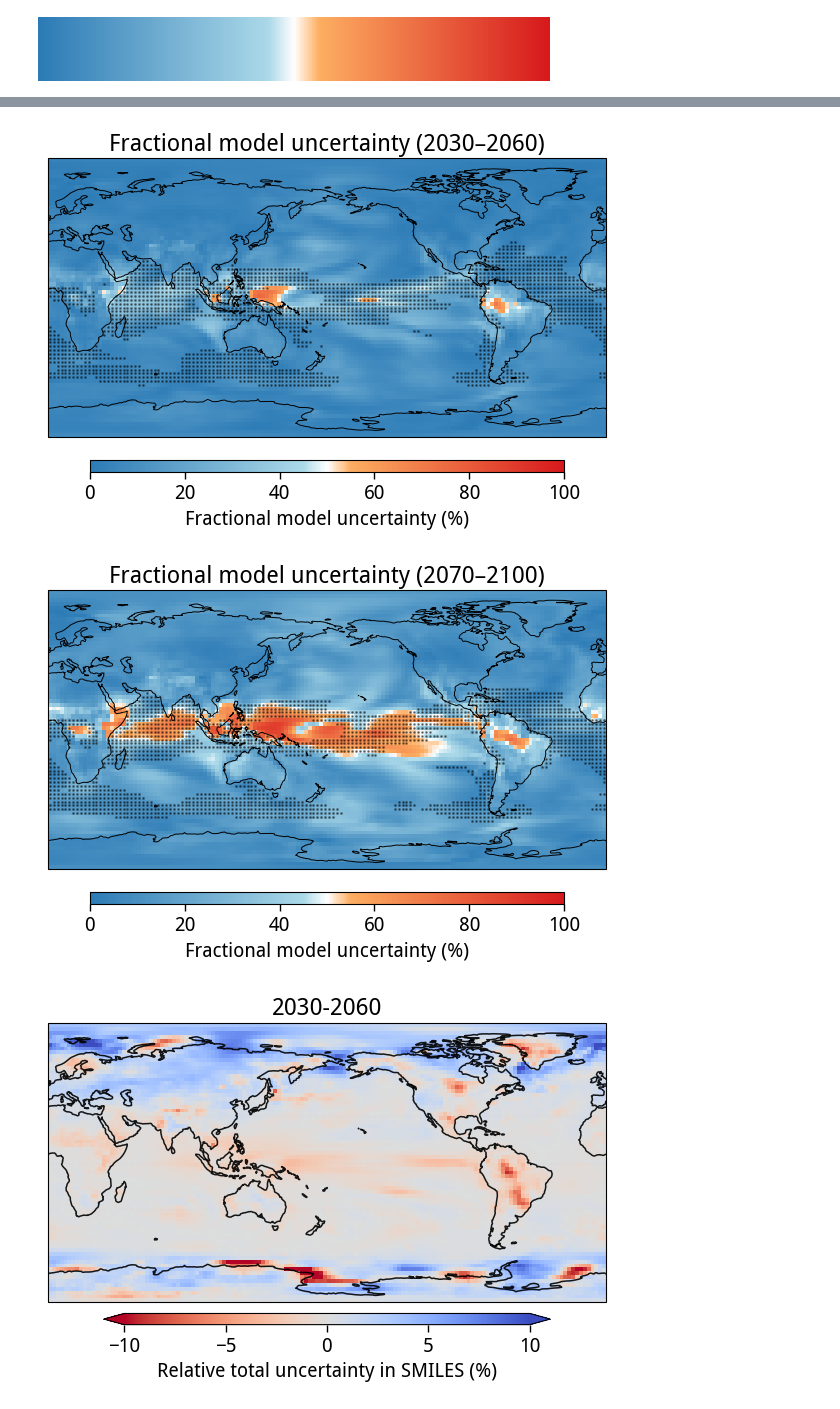
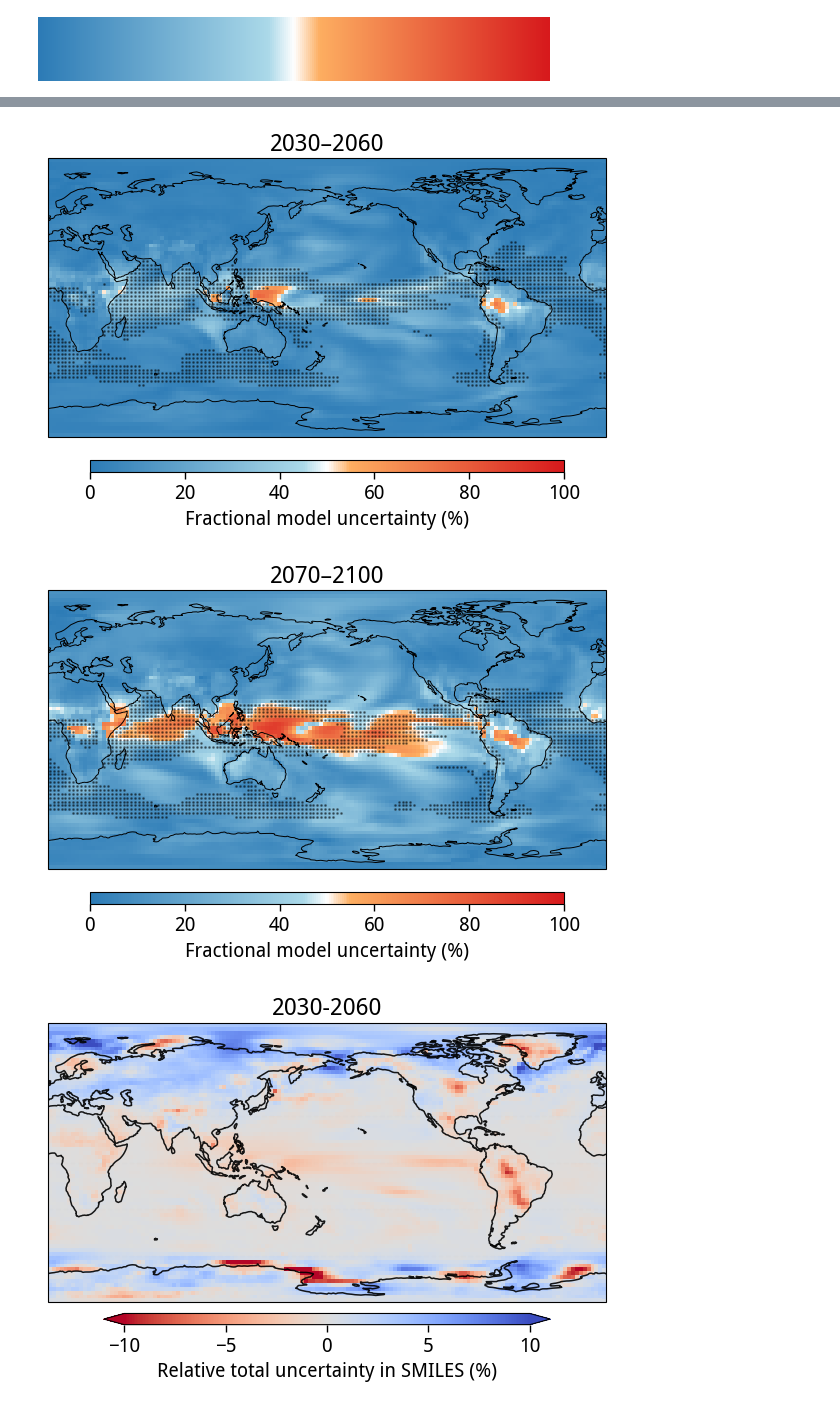
Before and after one commit to adisen99/enso_teleconnection_robustness, a Jupyter notebook: 03a_plotting_temp_tele_change.ipynb, the cells around one changed output, grey strips where cells are left out. Cells and saved outputs as stored; diff of their text form; code cells hidden in the pictures.

```diff
--- a/03a_plotting_temp_tele_change.ipynb
+++ b/03a_plotting_temp_tele_change.ipynb
@@ -1204,35 +1187,35 @@ im = zz.plot(
 )
 
 # ---------------------------
 # Stippling: low total uncertainty regions
 # ---------------------------
 low_unc = T_midc < np.nanpercentile(T_midc, 20)
 
 ax.scatter(
     xx[low_unc],
     yy[low_unc],
     s=1,
     color='k',
     alpha=0.4,
     transform=ccrs.PlateCarree(),
     zorder=5
 )
 
 # ---------------------------
 # Map aesthetics
 # ---------------------------
 ax.coastlines(linewidth=0.7)
 ax.set_global()
-ax.set_title('Fractional model uncertainty (2030–2060)')
+ax.set_title('2030–2060')
 
 plt.tight_layout()
 plt.show()
 
 
 
 # NOTE -  Stippling indicates regions where total uncertainty (M + I) lies in the lowest quintile of the domain distribution, representing areas where fractional partitioning is less informative due to weak overall uncertainty magnitude
 # %% [output]
-[figure, old version]
+[figure, new version]
 # %%
 zz = (M_endc / (M_endc + I_endc + 1e-12)) * 100
 
@@ -1281,7 +1264,7 @@ ax.scatter(
 # ---------------------------
 ax.coastlines(linewidth=0.7)
 ax.set_global()
-ax.set_title('Fractional model uncertainty (2070–2100)')
+ax.set_title('2070–2100')
 
 plt.tight_layout()
 plt.show()
@@ -1290,7 +1273,7 @@ plt.show()
 
 # NOTE -  Stippling indicates regions where total uncertainty (M + I) lies in the lowest quintile of the domain distribution, representing areas where fractional partitioning is less informative due to weak overall uncertainty magnitude
 # %% [output]
-[figure, old version]
+[figure, new version]
 # %%
 plot_list = [
     (T_baseline) - ts_regr_cmip6_baseline.regr.var('model'),
```
Also changed, not shown: parts of 20 cells of this notebook, 4 other files.
